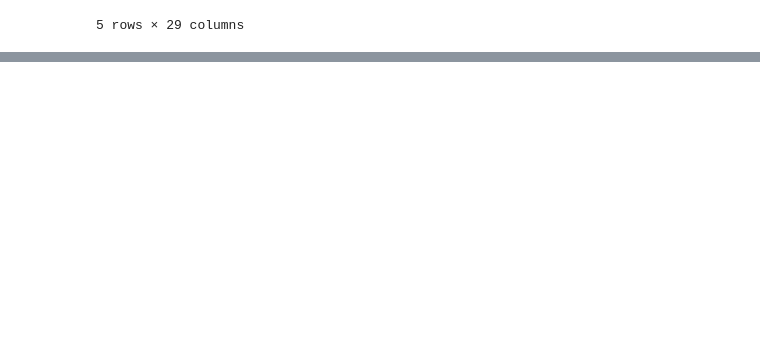
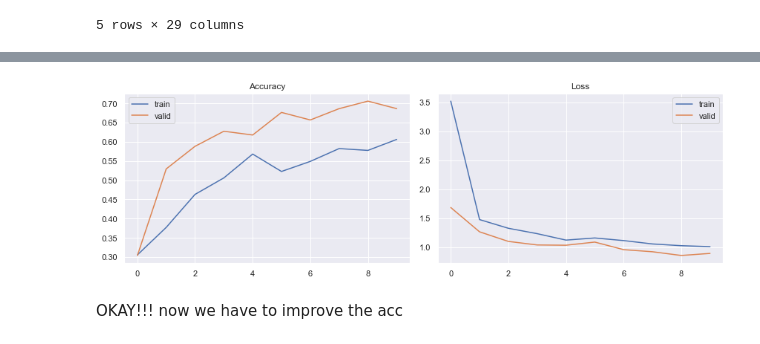
Before and after one commit to nizamajem/Batik-Recognition-MobileNetv2, a Jupyter notebook: extrasi-ciri-batik_and _recognition.ipynb, the cells around one changed output, grey strips where cells are left out. Saved outputs shown, nothing was run; the diff lists cells and outputs as text; code cells hidden in the pictures; blank space fills up the shorter version.

```diff
--- a/extrasi-ciri-batik_and _recognition.ipynb
+++ b/extrasi-ciri-batik_and _recognition.ipynb
@@ -320,0 +381,13 @@ df.head()
+# %%
+import tensorflow as tf
+
+baseModel = MobileNetV2(weights="imagenet", include_top=False,
+	input_tensor=Input(shape=(224, 224, 3)))
+headModel = baseModel.output
+headModel = AveragePooling2D(pool_size=(3, 3))(headModel)
+headModel = Flatten(name="flatten")(headModel)
+headModel = Dense(128, activation="relu")(headModel)
+headModel = Dropout(0.5)(headModel)
+headModel = Dense(5, activation="softmax")(headModel)
+model = Model(inputs=baseModel.input, outputs=headModel)
+model.summary()
@@ -320,0 +417,10 @@ df.head()
+# %%
+model.compile(optimizer='adam',
+              loss='categorical_crossentropy',
+              metrics=['accuracy'])
+# %%
+EPOCH = 10
+history = model.fit(train_dataset,
+        epochs=EPOCH,
+        validation_data=validation_dataset,
+        verbose = 1)
@@ -320,0 +448,24 @@ df.head()
+# %%
+import seaborn as sns
+
+sns.set()
+fig = plt.figure(0, (12, 4))
+
+ax = plt.subplot(1, 2, 1)
+sns.lineplot(history.epoch, history.history['accuracy'], label='train')
+sns.lineplot(history.epoch, history.history['val_accuracy'], label='valid')
+plt.title('Accuracy')
+plt.tight_layout()
+
+ax = plt.subplot(1, 2, 2)
+sns.lineplot(history.epoch, history.history['loss'], label='train')
+sns.lineplot(history.epoch, history.history['val_loss'], label='valid')
+plt.title('Loss')
+plt.tight_layout()
+
+plt.savefig('epoch_history_dcnn.png')
+plt.show()
+# %% [output]
+[figure, added]
+# %% [markdown]
+OKAY!!! now we have to improve the acc
```
Also changed, not shown: parts of 22 cells of this notebook.
